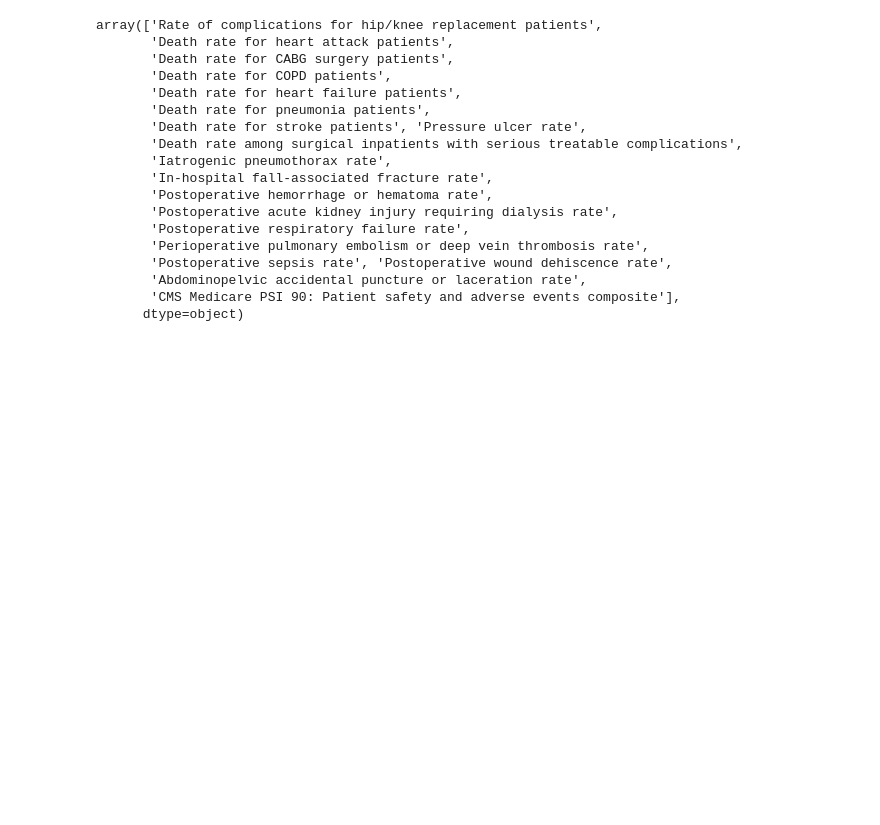
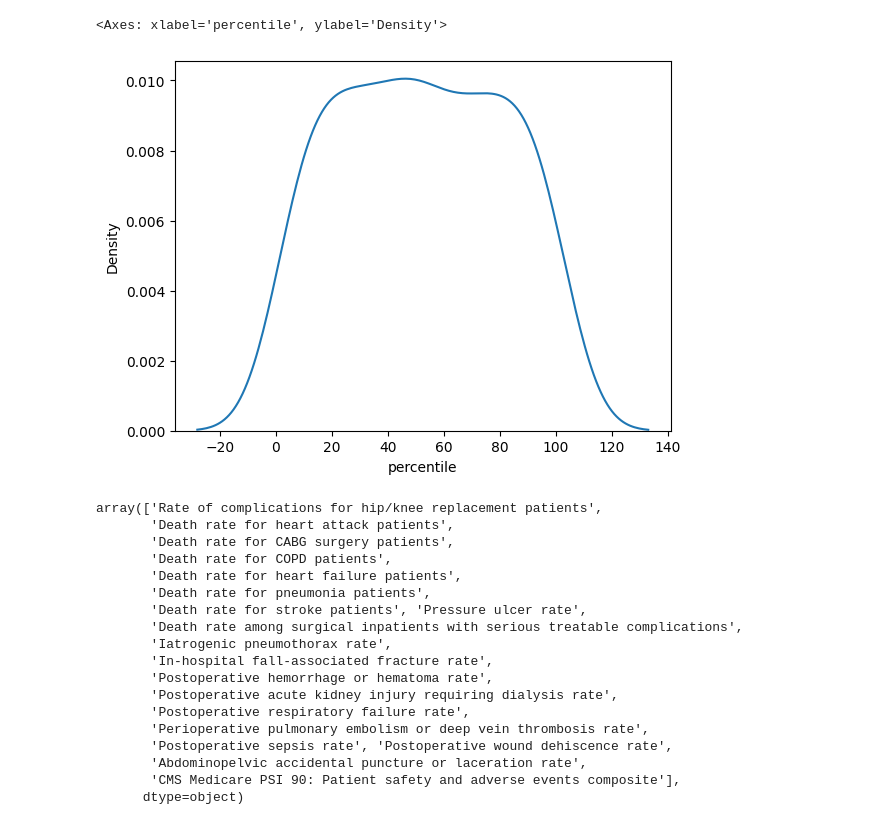
Before and after one commit to nikaslukyanov/Fair-Health-Finder, a Jupyter notebook: comp_death_analysis.ipynb, the cells around one changed output. Cells and saved outputs as stored; diff of their text form; code cells hidden in the pictures; blank space fills up the shorter version.

```diff
--- a/comp_death_analysis.ipynb
+++ b/comp_death_analysis.ipynb
@@ -22,3 +194,8 @@ df.head()
+# %%
+sns.kdeplot(df[df["Measure ID"] == "PSI_90"]["percentile"])
+# %% [output]
+<Axes: xlabel='percentile', ylabel='Density'>
+[figure, added]
 # %%
 df["Measure Name"].unique()
 # %% [output]
```
Also changed, not shown: parts of 20 cells of this notebook, 2 other files.
